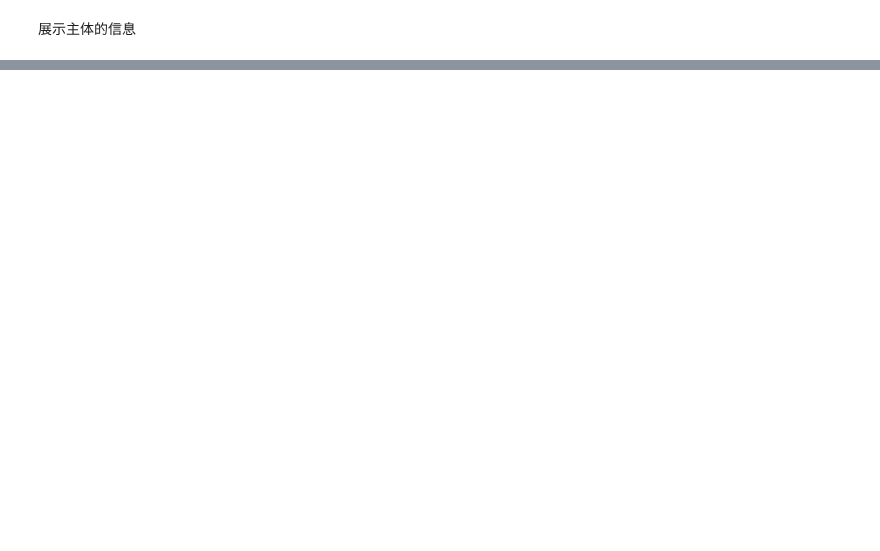
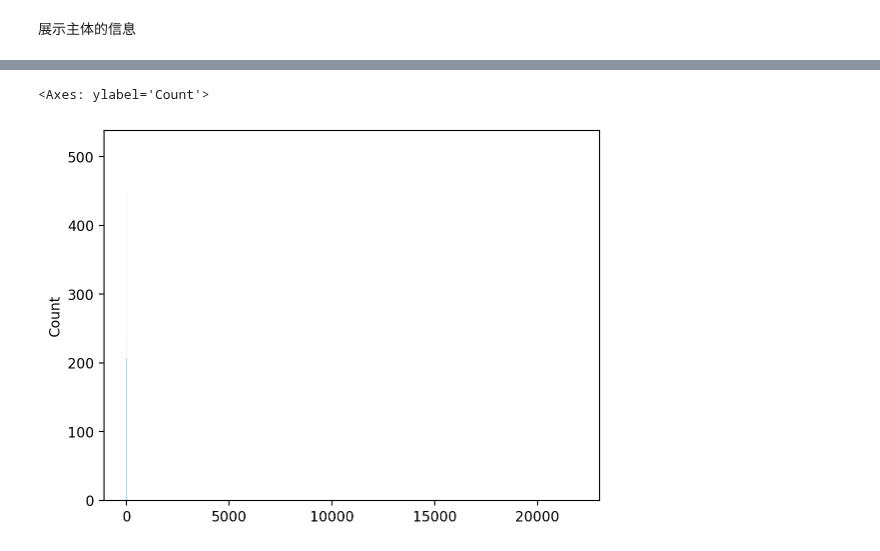
Before and after one commit to SongshGeo/South-China-Livehood-Evolution, a Jupyter notebook: docs/demo.ipynb, the cells around one changed output, grey strips where cells are left out. Drawn from its saved outputs; the diff is of its cells as text; code cells hidden in the pictures; blank space fills up the shorter version.

```diff
--- a/docs/demo.ipynb
+++ b/docs/demo.ipynb
@@ -57,0 +71,5 @@ model.heatmap()
+# %%
+sns.histplot(model.hunters.array("size"))
+# %% [output]
+<Axes: ylabel='Count'>
+[figure, added]
```
Also changed, not shown: parts of 6 cells of this notebook, 1 other file.
